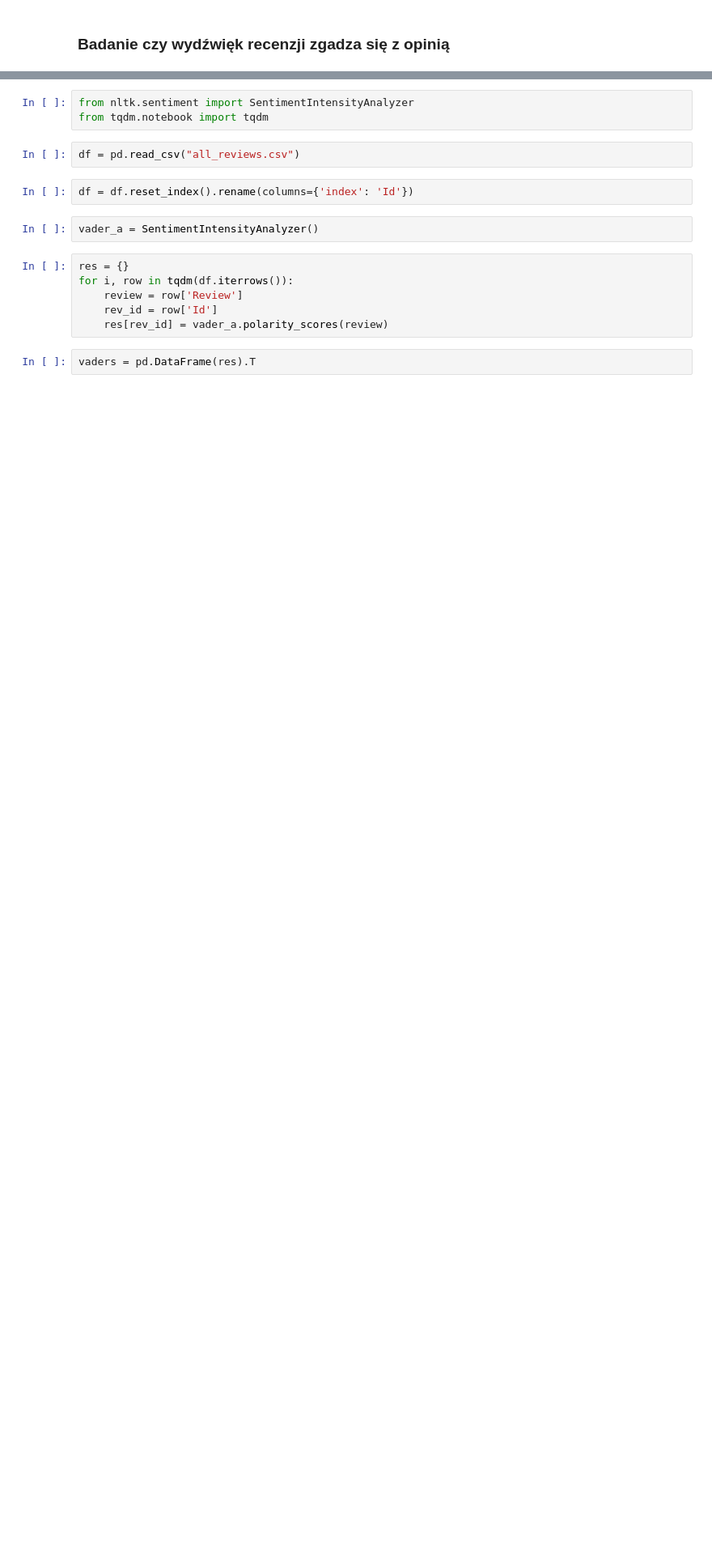
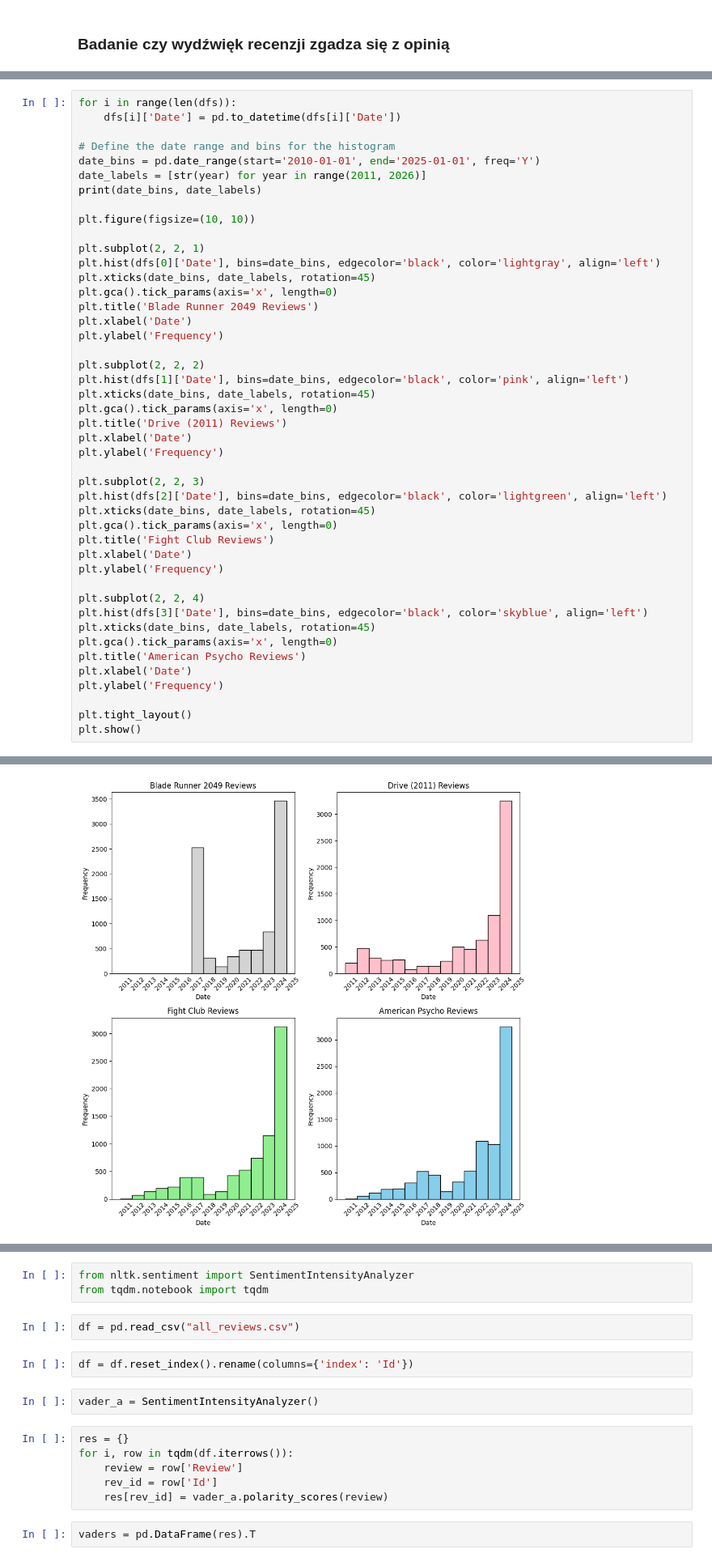
Before and after one commit to abartczak01/ML-Letterboxd-SentimentAnalysis, a Jupyter notebook: sentiment_analysis.ipynb, the cells around one changed output, grey strips where cells are left out. Shown at 81% size. Cells and saved outputs as stored; diff of their text form; blank space fills up the shorter version.

```diff
--- a/sentiment_analysis.ipynb
+++ b/sentiment_analysis.ipynb
@@ -61,0 +97,46 @@ plt.show()
+# %%
+for i in range(len(dfs)):
+    dfs[i]['Date'] = pd.to_datetime(dfs[i]['Date'])
+
+# Define the date range and bins for the histogram
+date_bins = pd.date_range(start='2010-01-01', end='2025-01-01', freq='Y')
+date_labels = [str(year) for year in range(2011, 2026)]
+print(date_bins, date_labels)
+
+plt.figure(figsize=(10, 10))
+
+plt.subplot(2, 2, 1)
+plt.hist(dfs[0]['Date'], bins=date_bins, edgecolor='black', color='lightgray', align='left')
+plt.xticks(date_bins, date_labels, rotation=45)
+plt.gca().tick_params(axis='x', length=0)
+plt.title('Blade Runner 2049 Reviews')
+plt.xlabel('Date')
+plt.ylabel('Frequency')
+
+plt.subplot(2, 2, 2)
+plt.hist(dfs[1]['Date'], bins=date_bins, edgecolor='black', color='pink', align='left')
+plt.xticks(date_bins, date_labels, rotation=45)
+plt.gca().tick_params(axis='x', length=0)
+plt.title('Drive (2011) Reviews')
+plt.xlabel('Date')
+plt.ylabel('Frequency')
+
+plt.subplot(2, 2, 3)
+plt.hist(dfs[2]['Date'], bins=date_bins, edgecolor='black', color='lightgreen', align='left')
+plt.xticks(date_bins, date_labels, rotation=45)
+plt.gca().tick_params(axis='x', length=0)
+plt.title('Fight Club Reviews')
+plt.xlabel('Date')
+plt.ylabel('Frequency')
+
+plt.subplot(2, 2, 4)
+plt.hist(dfs[3]['Date'], bins=date_bins, edgecolor='black', color='skyblue', align='left')
+plt.xticks(date_bins, date_labels, rotation=45)
+plt.gca().tick_params(axis='x', length=0)
+plt.title('American Psycho Reviews')
+plt.xlabel('Date')
+plt.ylabel('Frequency')
+
+plt.tight_layout()
+plt.show()
+# %% [output]
@@ -61,0 +148 @@ plt.show()
+[figure, added]
```
Also changed, not shown: parts of 34 cells of this notebook, 8 other files.
